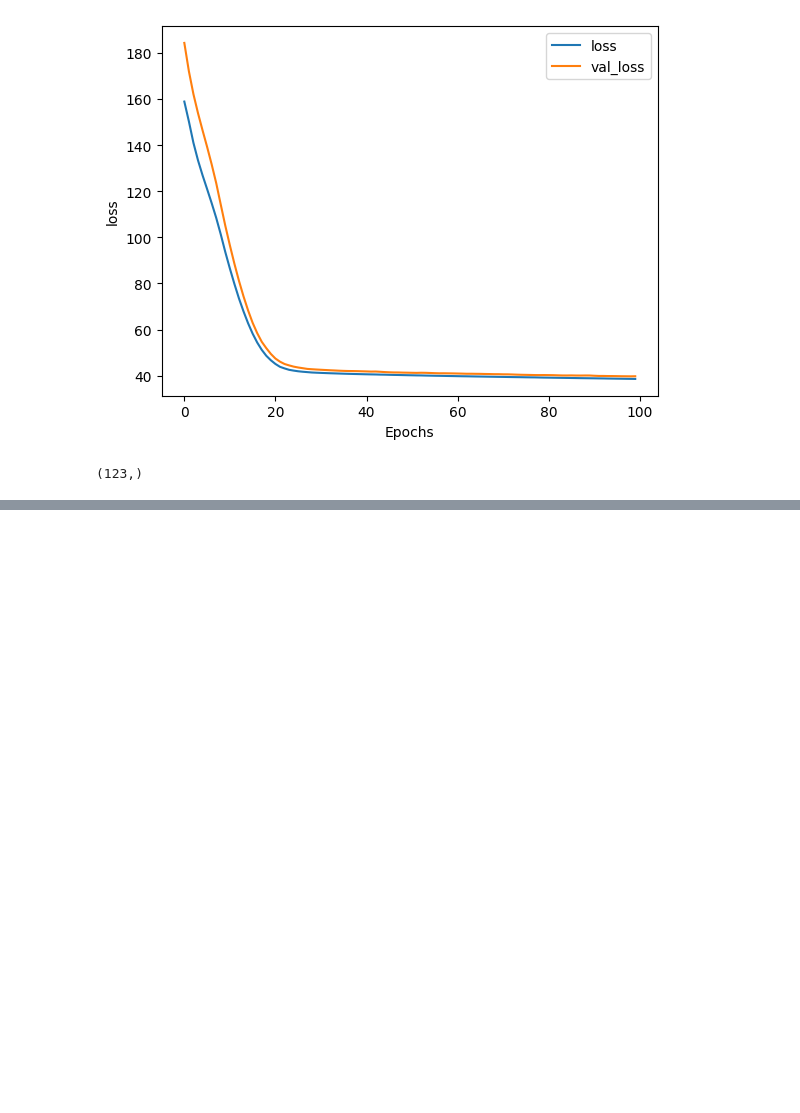
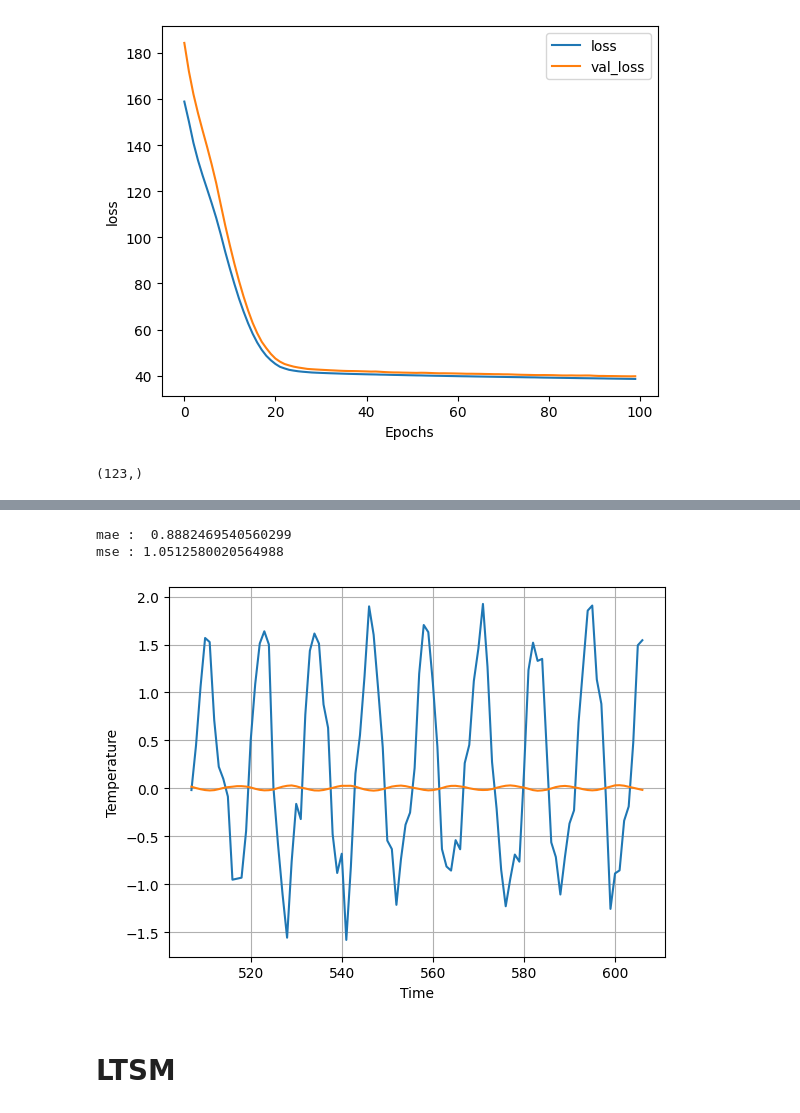
Before and after one commit to The237/DeepLearningCourses, a Jupyter notebook: 08_TimeSeries.ipynb, the cells around one changed output, grey strips where cells are left out. Saved outputs shown, nothing was run; the diff lists cells and outputs as text; code cells hidden in the pictures; blank space fills up the shorter version.

```diff
--- a/08_TimeSeries.ipynb
+++ b/08_TimeSeries.ipynb
@@ -479,0 +633,14 @@ cnn_foreceast = predict_dataset(model,series[507-24:-1])
+# %%
+model = tf.keras.models.Sequential(
+    [
+        tf.keras.layers.GRU(100,input_shape=[None,1], return_sequences=True),
+        tf.keras.layers.GRU(100),
+        tf.keras.layers.Dense(1),
+    ]
+)
+# %%
+# Huber est un optimizer propice aux réseaux RNN, d'ou son utilisation ici
+huber = tf.keras.losses.Huber()
+model.compile(loss=huber,optimizer=tf.keras.optimizers.SGD(learning_rate = 1e-6, momentum = .9))
+
+h = model.fit(dataset, epochs=100, validation_data=test_dataset)
@@ -479,0 +665,3 @@ cnn_foreceast = predict_dataset(model,series[507-24:-1])
+# %%
+gru_forecast = predict_dataset(model,series_scaled[507-24:-1])
+results_gru = gru_forecast[:,0]
@@ -479,0 +670,16 @@ cnn_foreceast = predict_dataset(model,series[507-24:-1])
+# %%
+print("mae : ",(mean_absolute_error(x_test_scaled, results_gru)))
+print("mse :",mean_squared_error(x_test_scaled, results_gru))
+
+plt.plot(time_test, x_test_scaled)
+plt.plot(time_test, results_gru)
+plt.xlabel("Time")
+plt.ylabel("Temperature")
+plt.grid(True)
+plt.show()
+# %% [output]
+mae :  0.8882469540560299
+mse : 1.0512580020564988
+[figure, added]
+# %% [markdown]
+# LTSM
```
Also changed, not shown: parts of 25 cells of this notebook.
